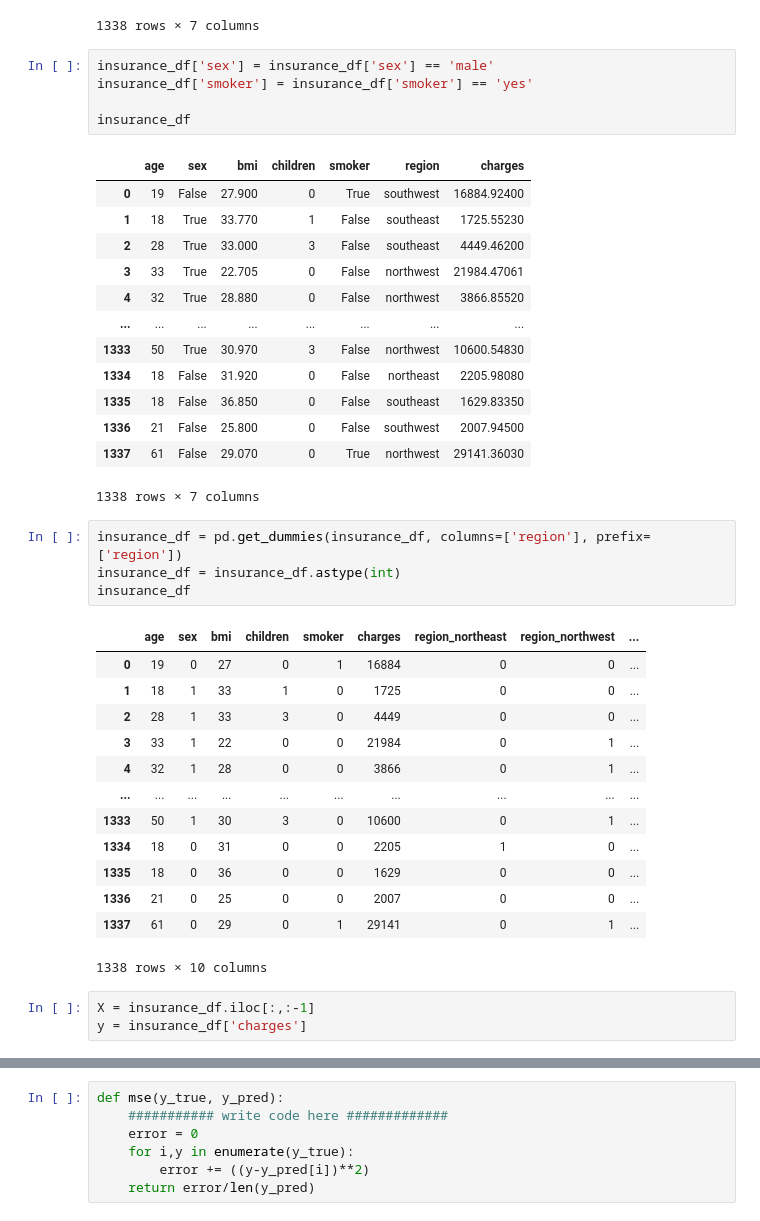
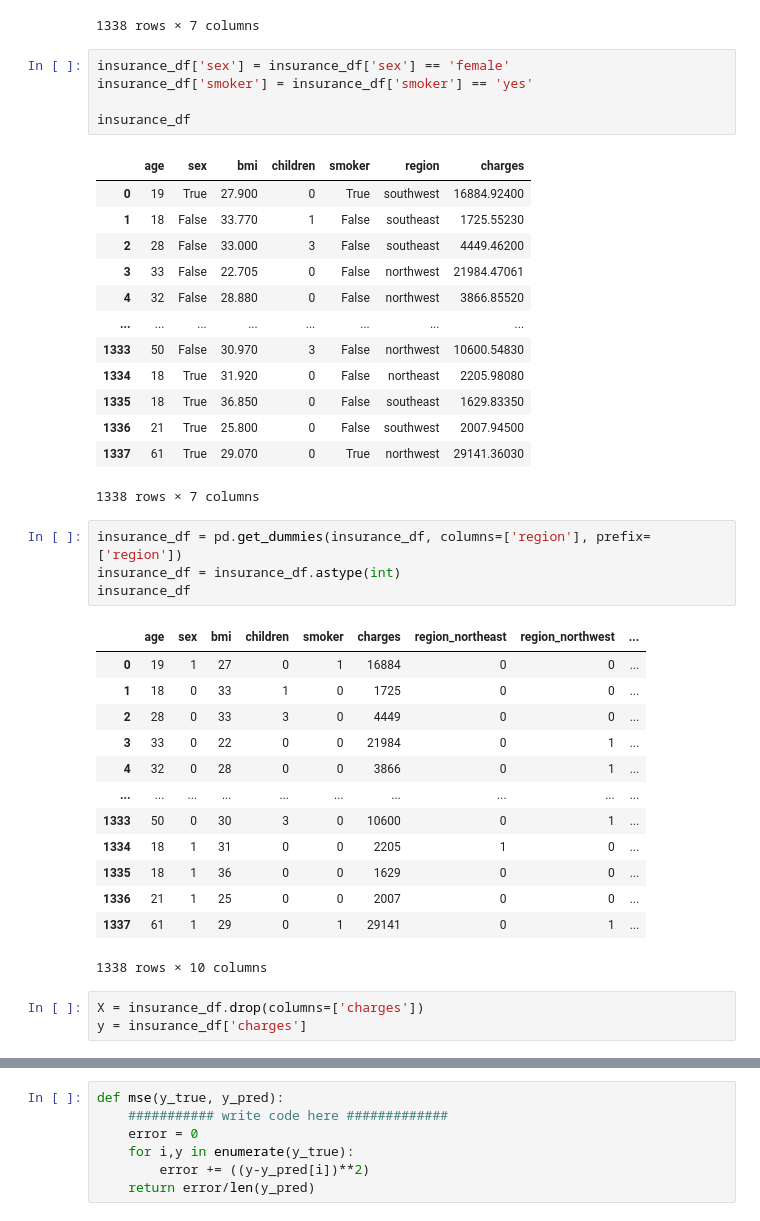
Before and after one commit to michaelhany510/ML-for-Robotics, a Jupyter notebook: Task1/Task1/Task1.ipynb, the cells around one changed output, grey strips where cells are left out. Saved outputs shown, nothing was run; the diff lists cells and outputs as text.

```diff
--- a/Task1/Task1/Task1.ipynb
+++ b/Task1/Task1/Task1.ipynb
@@ -19,23 +19,23 @@ insurance_df
 | 1337 | 61 | female | 29.070 | 0 | yes | northwest | 29141.36030 |
 1338 rows × 7 columns
 # %%
-insurance_df['sex'] = insurance_df['sex'] == 'male'
+insurance_df['sex'] = insurance_df['sex'] == 'female'
 insurance_df['smoker'] = insurance_df['smoker'] == 'yes'
 
 insurance_df
 # %% [output]
 |  | age | sex | bmi | children | smoker | region | charges |
-| 0 | 19 | False | 27.900 | 0 | True | southwest | 16884.92400 |
-| 1 | 18 | True | 33.770 | 1 | False | southeast | 1725.55230 |
-| 2 | 28 | True | 33.000 | 3 | False | southeast | 4449.46200 |
-| 3 | 33 | True | 22.705 | 0 | False | northwest | 21984.47061 |
-| 4 | 32 | True | 28.880 | 0 | False | northwest | 3866.85520 |
+| 0 | 19 | True | 27.900 | 0 | True | southwest | 16884.92400 |
+| 1 | 18 | False | 33.770 | 1 | False | southeast | 1725.55230 |
+| 2 | 28 | False | 33.000 | 3 | False | southeast | 4449.46200 |
+| 3 | 33 | False | 22.705 | 0 | False | northwest | 21984.47061 |
+| 4 | 32 | False | 28.880 | 0 | False | northwest | 3866.85520 |
 | ... | ... | ... | ... | ... | ... | ... | ... |
-| 1333 | 50 | True | 30.970 | 3 | False | northwest | 10600.54830 |
-| 1334 | 18 | False | 31.920 | 0 | False | northeast | 2205.98080 |
-| 1335 | 18 | False | 36.850 | 0 | False | southeast | 1629.83350 |
-| 1336 | 21 | False | 25.800 | 0 | False | southwest | 2007.94500 |
-| 1337 | 61 | False | 29.070 | 0 | True | northwest | 29141.36030 |
+| 1333 | 50 | False | 30.970 | 3 | False | northwest | 10600.54830 |
+| 1334 | 18 | True | 31.920 | 0 | False | northeast | 2205.98080 |
+| 1335 | 18 | True | 36.850 | 0 | False | southeast | 1629.83350 |
+| 1336 | 21 | True | 25.800 | 0 | False | southwest | 2007.94500 |
+| 1337 | 61 | True | 29.070 | 0 | True | northwest | 29141.36030 |
 1338 rows × 7 columns
 # %%
 insurance_df = pd.get_dummies(insurance_df, columns=['region'], prefix=['region'])
@@ -43,20 +43,20 @@ insurance_df = insurance_df.astype(int)
 insurance_df
 # %% [output]
 |  | age | sex | bmi | children | smoker | charges | region_northeast | region_northwest | ... |
-| 0 | 19 | 0 | 27 | 0 | 1 | 16884 | 0 | 0 | ... |
-| 1 | 18 | 1 | 33 | 1 | 0 | 1725 | 0 | 0 | ... |
-| 2 | 28 | 1 | 33 | 3 | 0 | 4449 | 0 | 0 | ... |
-| 3 | 33 | 1 | 22 | 0 | 0 | 21984 | 0 | 1 | ... |
-| 4 | 32 | 1 | 28 | 0 | 0 | 3866 | 0 | 1 | ... |
+| 0 | 19 | 1 | 27 | 0 | 1 | 16884 | 0 | 0 | ... |
+| 1 | 18 | 0 | 33 | 1 | 0 | 1725 | 0 | 0 | ... |
+| 2 | 28 | 0 | 33 | 3 | 0 | 4449 | 0 | 0 | ... |
+| 3 | 33 | 0 | 22 | 0 | 0 | 21984 | 0 | 1 | ... |
+| 4 | 32 | 0 | 28 | 0 | 0 | 3866 | 0 | 1 | ... |
 | ... | ... | ... | ... | ... | ... | ... | ... | ... | ... |
-| 1333 | 50 | 1 | 30 | 3 | 0 | 10600 | 0 | 1 | ... |
-| 1334 | 18 | 0 | 31 | 0 | 0 | 2205 | 1 | 0 | ... |
-| 1335 | 18 | 0 | 36 | 0 | 0 | 1629 | 0 | 0 | ... |
-| 1336 | 21 | 0 | 25 | 0 | 0 | 2007 | 0 | 0 | ... |
-| 1337 | 61 | 0 | 29 | 0 | 1 | 29141 | 0 | 1 | ... |
+| 1333 | 50 | 0 | 30 | 3 | 0 | 10600 | 0 | 1 | ... |
+| 1334 | 18 | 1 | 31 | 0 | 0 | 2205 | 1 | 0 | ... |
+| 1335 | 18 | 1 | 36 | 0 | 0 | 1629 | 0 | 0 | ... |
+| 1336 | 21 | 1 | 25 | 0 | 0 | 2007 | 0 | 0 | ... |
+| 1337 | 61 | 1 | 29 | 0 | 1 | 29141 | 0 | 1 | ... |
 1338 rows × 10 columns
 # %%
-X = insurance_df.iloc[:,:-1]
+X = insurance_df.drop(columns=['charges'])
 y = insurance_df['charges']
 # %%
 from sklearn.model_selection import train_test_split
```
Also changed, not shown: parts of 3 cells of this notebook.
